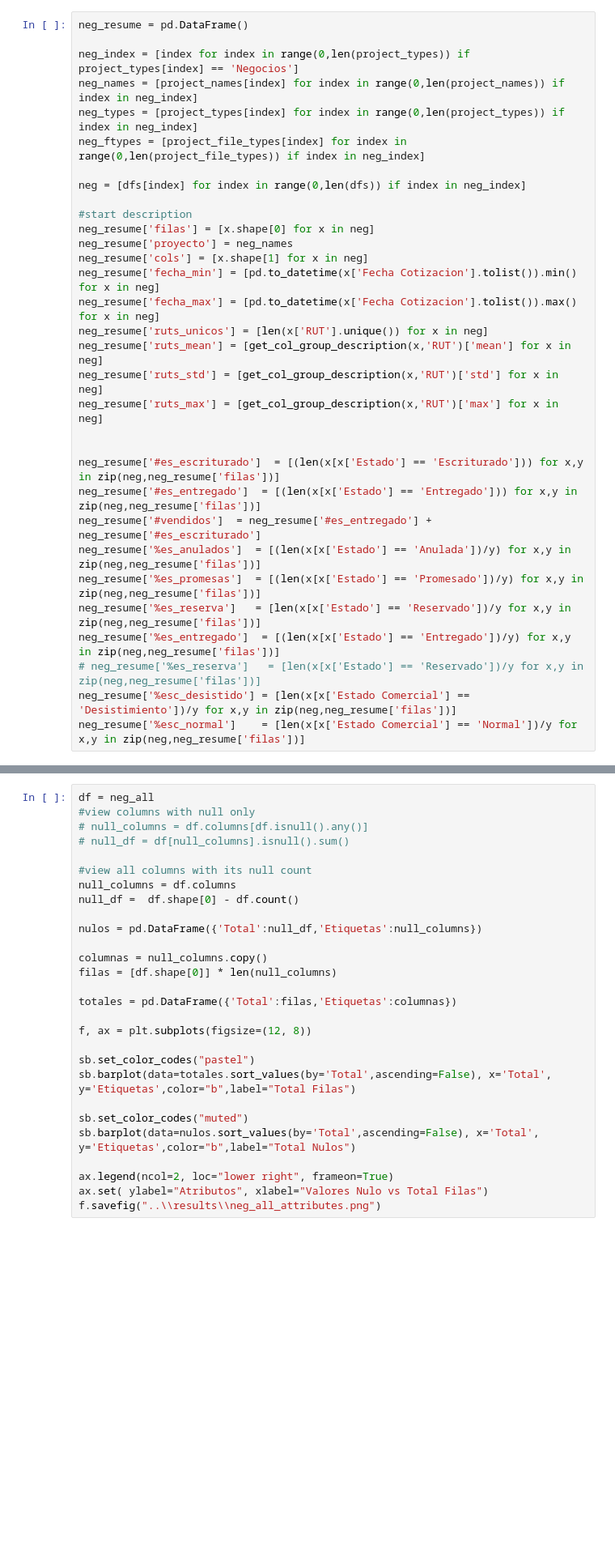
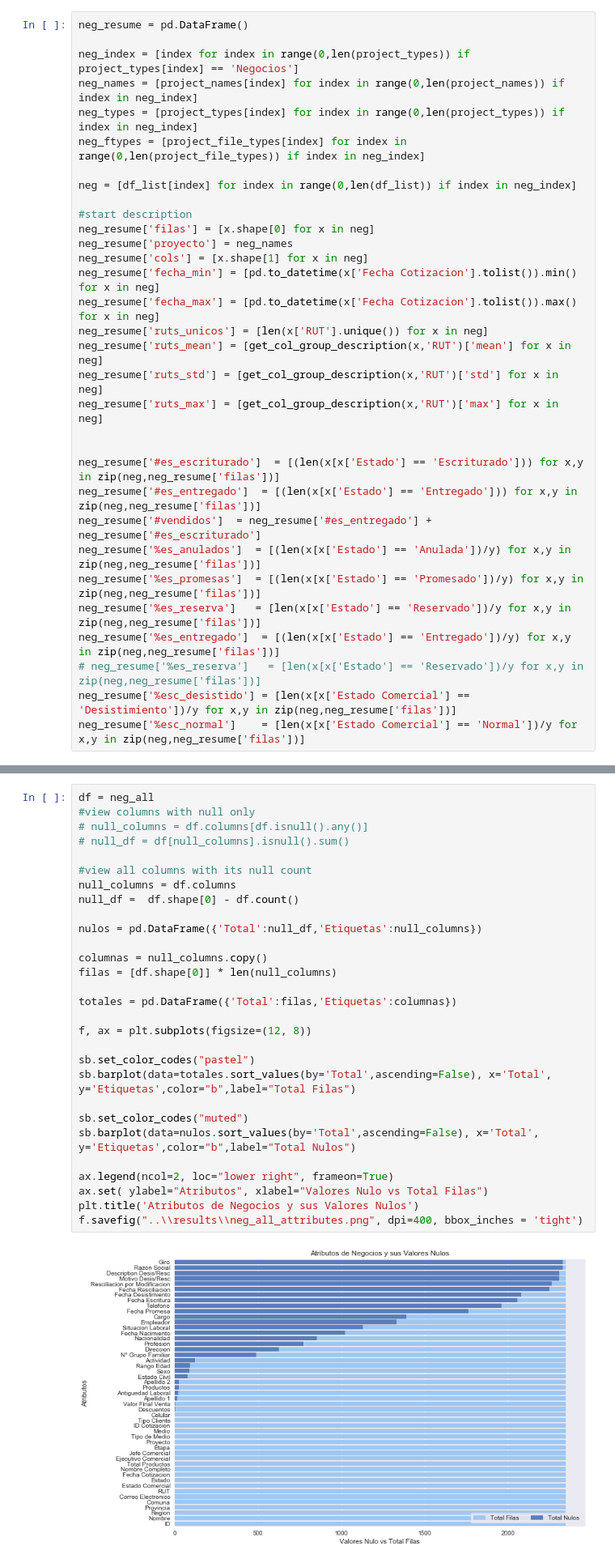
Before and after one commit to jcardenaslie/mem_aitue, a Jupyter notebook: Main Project/1 - Data Understanding/1 - Collect Initial Data.ipynb, the cells around one changed output, grey strips where cells are left out. Shown at 81% size. Drawn from its saved outputs; the diff is of its cells as text; blank space fills up the shorter version.

```diff
--- a/Main Project/1 - Data Understanding/1 - Collect Initial Data.ipynb
+++ b/Main Project/1 - Data Understanding/1 - Collect Initial Data.ipynb
@@ -254,7 +276,7 @@ neg_names = [project_names[index] for index in range(0,len(project_names)) if in
 neg_types = [project_types[index] for index in range(0,len(project_types)) if index in neg_index]
 neg_ftypes = [project_file_types[index] for index in range(0,len(project_file_types)) if index in neg_index]
 
-neg = [dfs[index] for index in range(0,len(dfs)) if index in neg_index]
+neg = [df_list[index] for index in range(0,len(df_list)) if index in neg_index]
 
 #start description
 neg_resume['filas'] = [x.shape[0] for x in neg]
@@ -330,28 +402,31 @@ neg_all_info
 # %%
 df = neg_all
 #view columns with null only
 # null_columns = df.columns[df.isnull().any()]
 # null_df = df[null_columns].isnull().sum()
 
 #view all columns with its null count
 null_columns = df.columns
 null_df =  df.shape[0] - df.count()
 
 nulos = pd.DataFrame({'Total':null_df,'Etiquetas':null_columns})
 
 columnas = null_columns.copy()
 filas = [df.shape[0]] * len(null_columns)
 
 totales = pd.DataFrame({'Total':filas,'Etiquetas':columnas})
 
 f, ax = plt.subplots(figsize=(12, 8))
 
 sb.set_color_codes("pastel")
 sb.barplot(data=totales.sort_values(by='Total',ascending=False), x='Total', y='Etiquetas',color="b",label="Total Filas")
 
 sb.set_color_codes("muted")
 sb.barplot(data=nulos.sort_values(by='Total',ascending=False), x='Total', y='Etiquetas',color="b",label="Total Nulos")
 
 ax.legend(ncol=2, loc="lower right", frameon=True)
 ax.set( ylabel="Atributos", xlabel="Valores Nulo vs Total Filas")
-f.savefig("..\\results\\neg_all_attributes.png")
+plt.title('Atributos de Negocios y sus Valores Nulos')
+f.savefig("..\\results\\neg_all_attributes.png", dpi=400, bbox_inches = 'tight')
+# %% [output]
+[figure, added]
```
Also changed, not shown: parts of 8 cells of this notebook, 9 other files.
